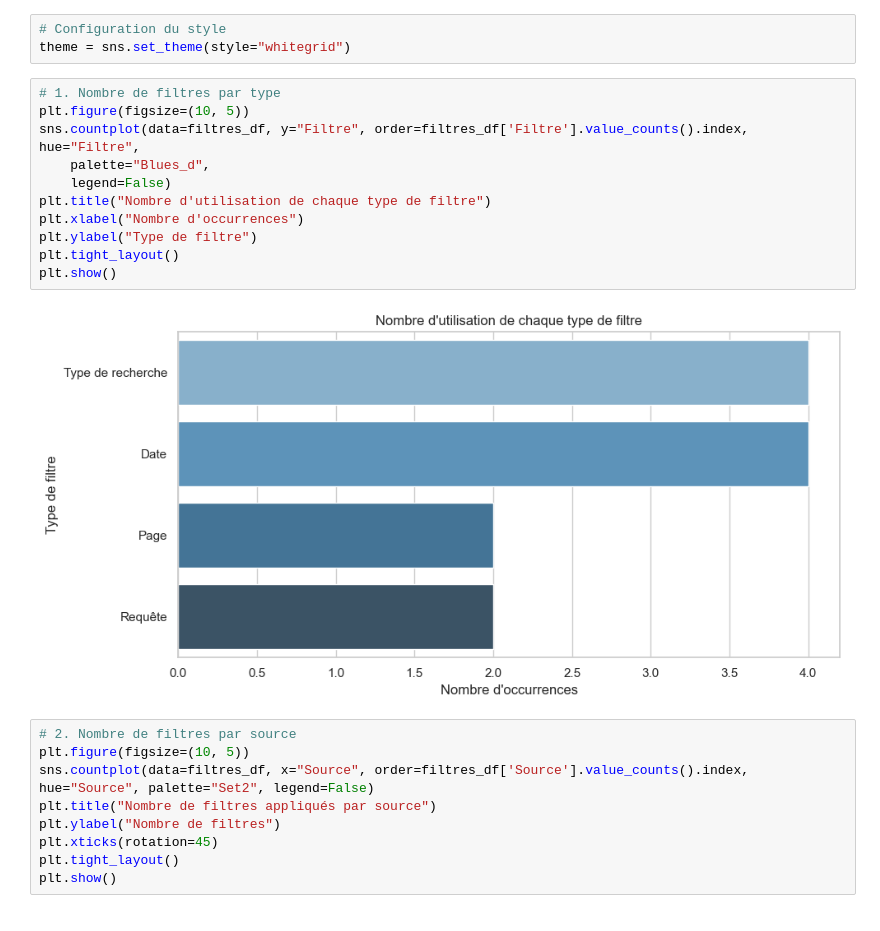
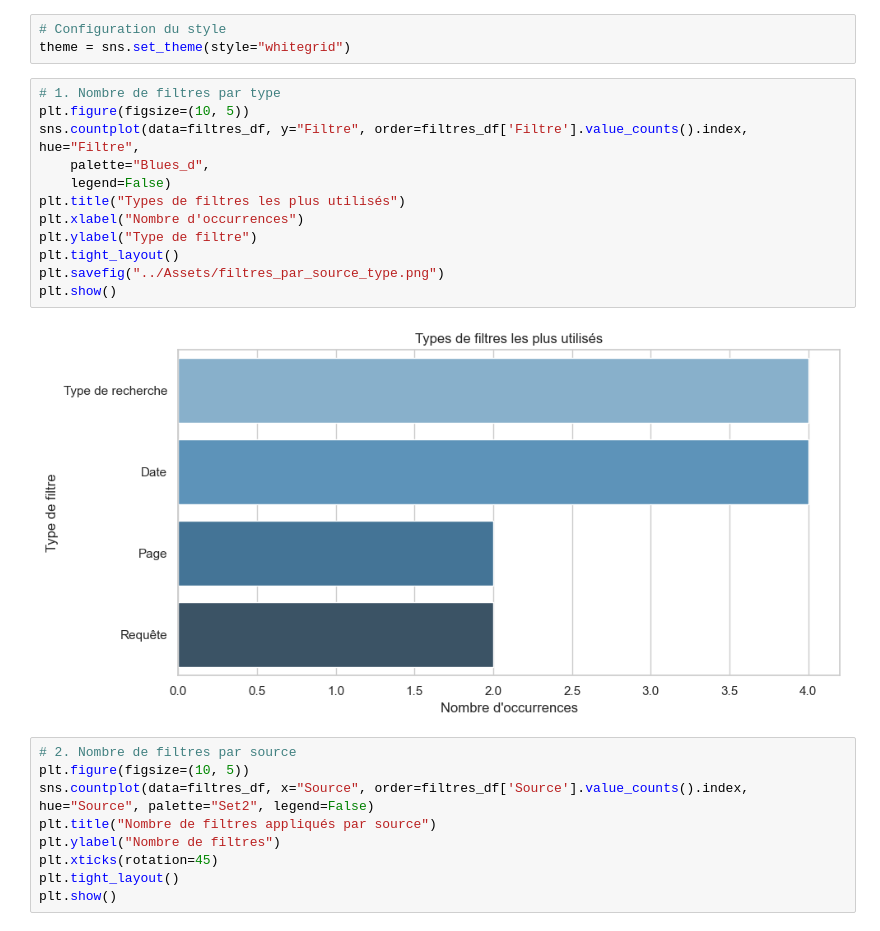
Before and after one commit to Emma-Coco/Data-Market-Analysis---Michelin, a Jupyter notebook: Scripts/filters_analysis.ipynb, the cells around one changed output. Drawn from its saved outputs; the diff is of its cells as text.

```diff
--- a/Scripts/filters_analysis.ipynb
+++ b/Scripts/filters_analysis.ipynb
@@ -48,16 +48,17 @@ theme = sns.set_theme(style="whitegrid")
 # %%
 # 1. Nombre de filtres par type
 plt.figure(figsize=(10, 5))
 sns.countplot(data=filtres_df, y="Filtre", order=filtres_df['Filtre'].value_counts().index, hue="Filtre",
     palette="Blues_d",
     legend=False)
-plt.title("Nombre d'utilisation de chaque type de filtre")
+plt.title("Types de filtres les plus utilisés")
 plt.xlabel("Nombre d'occurrences")
 plt.ylabel("Type de filtre")
 plt.tight_layout()
+plt.savefig("../Assets/filtres_par_source_type.png")
 plt.show()
 # %% [output]
-[figure, old version]
+[figure, new version]
 # %%
 # 2. Nombre de filtres par source
 plt.figure(figsize=(10, 5))
```
Also changed, not shown: parts of 1 cell of this notebook, 1 other file.
